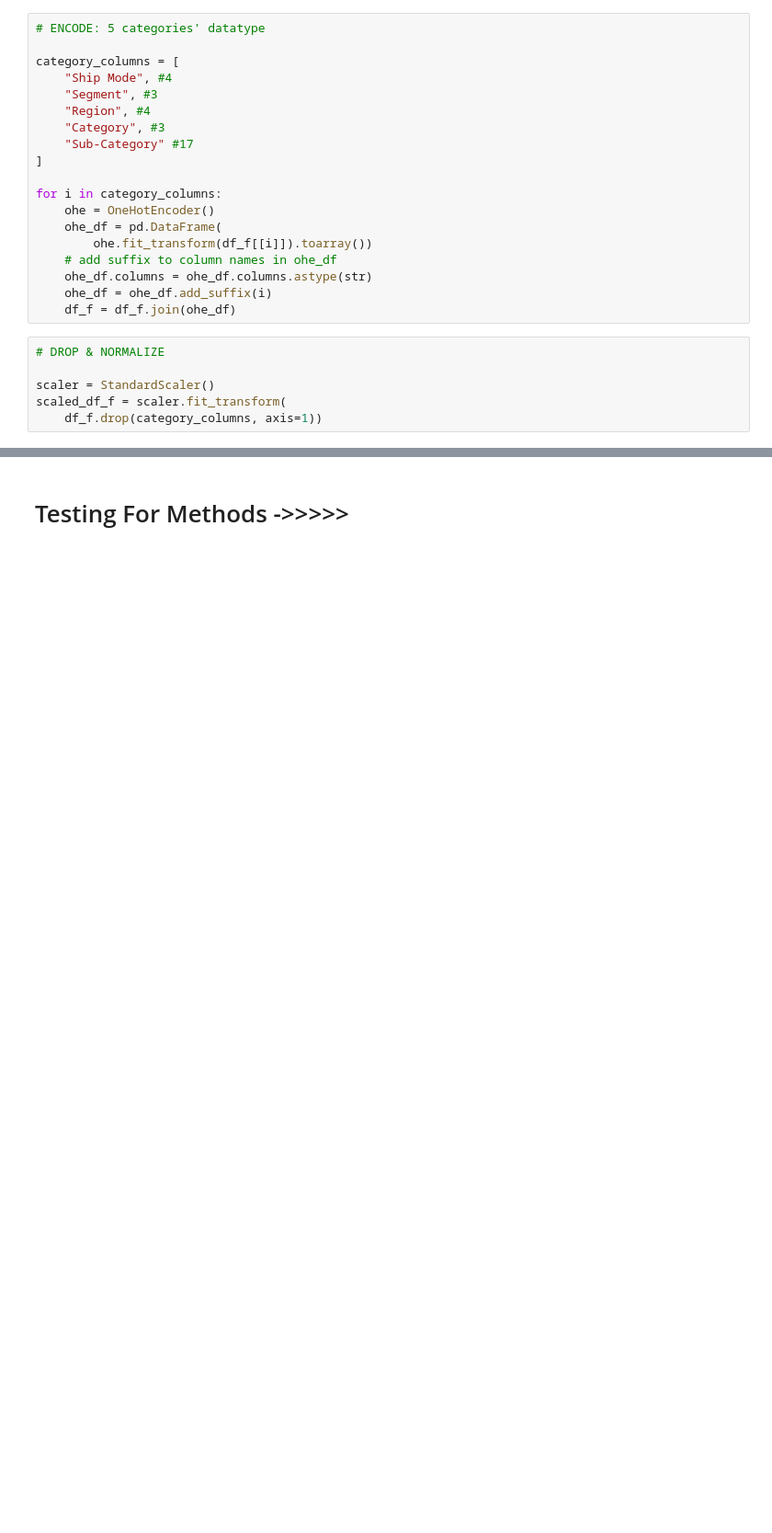
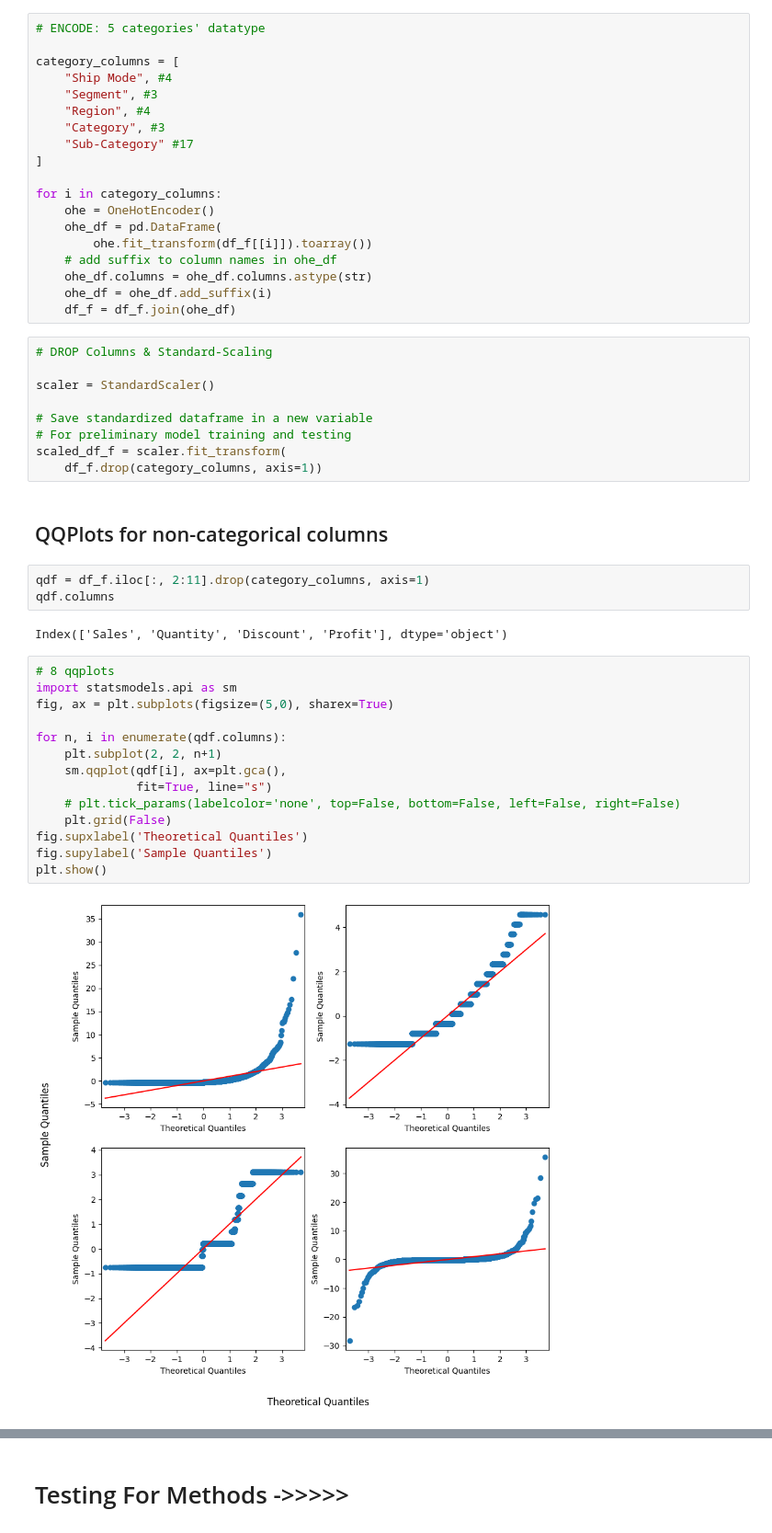
Before and after one commit to tungnd237/InventoryManagementAnalyst, a Jupyter notebook: sascha/clustering/0409_clustering.ipynb, the cells around one changed output, grey strips where cells are left out. Shown at 92% size. Cells and saved outputs as stored; diff of their text form; blank space fills up the shorter version.

```diff
--- a/sascha/clustering/0409_clustering.ipynb
+++ b/sascha/clustering/0409_clustering.ipynb
@@ -84,8 +87,34 @@ for i in category_columns:
     ohe_df = ohe_df.add_suffix(i)
     df_f = df_f.join(ohe_df)
 # %%
-# DROP & NORMALIZE
+# DROP Columns & Standard-Scaling
 
 scaler = StandardScaler()
+
+# Save standardized dataframe in a new variable
+# For preliminary model training and testing
 scaled_df_f = scaler.fit_transform(
     df_f.drop(category_columns, axis=1))
+# %% [markdown]
+## QQPlots for non-categorical columns
+# %%
+qdf = df_f.iloc[:, 2:11].drop(category_columns, axis=1)
+qdf.columns
+# %% [output]
+Index(['Sales', 'Quantity', 'Discount', 'Profit'], dtype='object')
+# %%
+# 8 qqplots
+import statsmodels.api as sm
+fig, ax = plt.subplots(figsize=(5,0), sharex=True)
+
+for n, i in enumerate(qdf.columns):
+    plt.subplot(2, 2, n+1)
+    sm.qqplot(qdf[i], ax=plt.gca(),
+              fit=True, line="s")
+    # plt.tick_params(labelcolor='none', top=False, bottom=False, left=False, right=False)
+    plt.grid(False)
+fig.supxlabel('Theoretical Quantiles')
+fig.supylabel('Sample Quantiles')
+plt.show()
+# %% [output]
+[figure, added]
```
Also changed, not shown: parts of 22 cells of this notebook, 3 other files.
